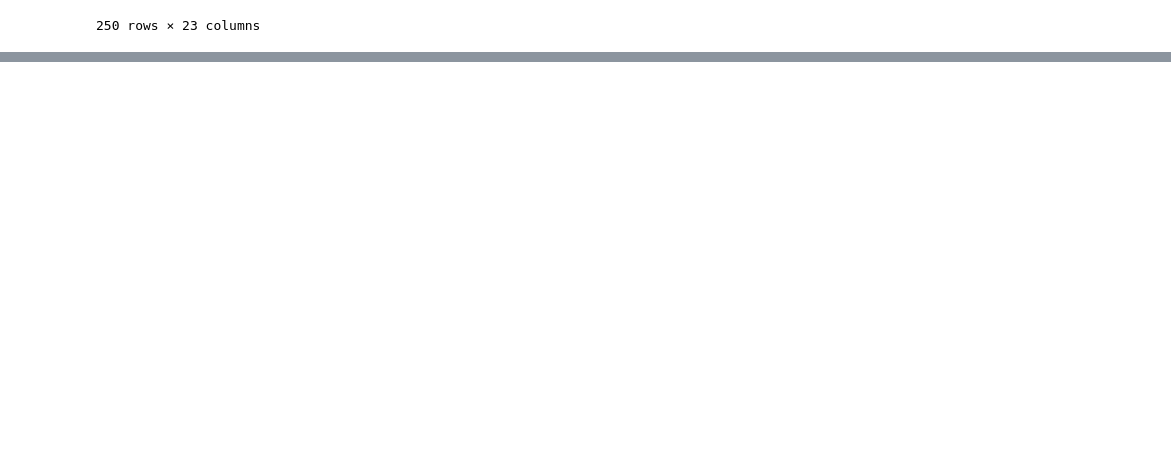
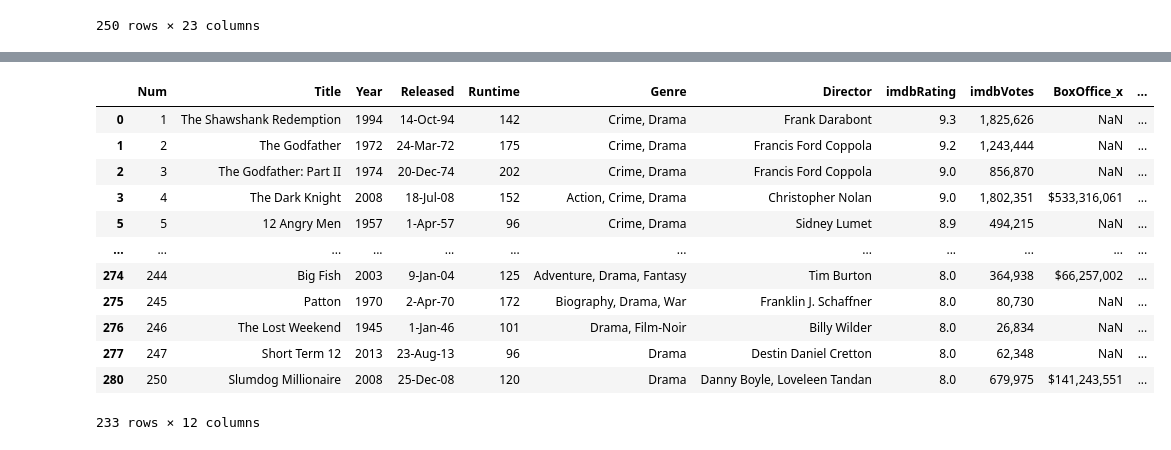
Before and after one commit to shollis0919/Project-1, a Jupyter notebook: Noteboook/Movie Notebook.ipynb, the cells around one changed output, grey strips where cells are left out. Cells and saved outputs as stored; diff of their text form; code cells hidden in the pictures; blank space fills up the shorter version.

```diff
--- a/Noteboook/Movie Notebook.ipynb
+++ b/Noteboook/Movie Notebook.ipynb
@@ -7,5 +8,9 @@ import scipy.stats as st
 # %%
-movie_metadata_path = "C:/Users/sholl/OneDrive/Desktop/GIT/Project-1/Resources/imdb_top250_movies.csv"
+movie_bulk_data = "../Resources/movies_metadata.csv"
+movie_metadata = pd.read_csv(movie_bulk_data, low_memory=False)
+movie_metadata.head()
+
+movie_metadata_path = "../Resources/imdb_top250_movies.csv"
 movie_data_complete = pd.read_csv(movie_metadata_path)
 movie_data_complete
 # %% [output]
@@ -22,3 +27,14 @@ movie_data_complete
 | 248 | 248 | 249 | The Straight Story | 1999 | 3-Nov-99 | 112 min | Biography, Drama | David Lynch | John Roach, Mary Sweeney | Sissy Spacek, Jane Galloway Heitz... | ... |
 | 249 | 249 | 250 | Slumdog Millionaire | 2008 | 25-Dec-08 | 120 min | Drama | Danny Boyle, Loveleen Tandan | Simon Beaufoy (screenplay), Vikas... | Dev Patel, Saurabh Shukla, Anil K... | ... |
 250 rows × 23 columns
+# %%
+movie_data_clean= movie_data_complete.drop(columns=['Unnamed: 0','imdbID','Metascore','Plot','Actors','DVD','Type','Website','Awards','Writer','Country','Language'])
+# movie_data_clean = movie_data_clean.set_index('Num')
+movie_data_clean['Runtime'] = movie_data_clean['Runtime'].str.replace('min', '')
+movie_data_clean['Runtime'] = movie_data_clean['Runtime'].astype(int)
+# # df['Grade'] = df['Grade'].str.replace('%', '')
+# movie_data_clean['BoxOffice']= movie_data_clean['BoxOffice'].str.replace('NaN', '')
+# movie_data_clean['BoxOffice'] = movie_data_clean['BoxOffice'].astype(int)
+movie_data_clean['Runtime'].mean()
+
+movie_data_clean.dtypes
@@ -24,0 +54,11 @@ movie_data_complete
+# %%
+metadata_clean = movie_metadata[["original_title", "revenue"]]
+metadata_clean = metadata_clean.rename(columns={"original_title":"Title", "revenue":"BoxOffice"})
+metadata_merge = pd.merge(movie_data_clean, metadata_clean, on="Title")
+metadata_merge = metadata_merge[metadata_merge["BoxOffice_y"] > 0]
+metadata_merge['BoxOffice_y'] = metadata_merge.loc[:, 'BoxOffice_y'].astype(int)
+metadata_merge = metadata_merge.rename(columns={"BoxOffice_y":"Revenue"})
+metadata_merge = metadata_merge.drop(columns=["BoxOffice_x"])
+metadata_merge.sort_index()
+movie_data_final = metadata_merge.set_index('Num')
+movie_data_final
@@ -24,0 +122,20 @@ movie_data_complete
+# %%
+# metadata_merge['BoxOffice_y'] = metadata_merge.loc[:, 'BoxOffice_y'].astype(int)
+metadata_merge = metadata_merge.rename(columns={"BoxOffice_y":"Revenue"})
+# metadata_merge
+# %%
+metadata_merge.sort_index()
+# %% [output]
+|  | Num | Title | Year | Released | Runtime | Genre | Director | imdbRating | imdbVotes | BoxOffice_x | ... |
+| 0 | 1 | The Shawshank Redemption | 1994 | 14-Oct-94 | 142 | Crime, Drama | Frank Darabont | 9.3 | 1,825,626 | NaN | ... |
+| 1 | 2 | The Godfather | 1972 | 24-Mar-72 | 175 | Crime, Drama | Francis Ford Coppola | 9.2 | 1,243,444 | NaN | ... |
+| 2 | 3 | The Godfather: Part II | 1974 | 20-Dec-74 | 202 | Crime, Drama | Francis Ford Coppola | 9.0 | 856,870 | NaN | ... |
+| 3 | 4 | The Dark Knight | 2008 | 18-Jul-08 | 152 | Action, Crime, Drama | Christopher Nolan | 9.0 | 1,802,351 | $533,316,061 | ... |
+| 5 | 5 | 12 Angry Men | 1957 | 1-Apr-57 | 96 | Crime, Drama | Sidney Lumet | 8.9 | 494,215 | NaN | ... |
+| ... | ... | ... | ... | ... | ... | ... | ... | ... | ... | ... | ... |
+| 274 | 244 | Big Fish | 2003 | 9-Jan-04 | 125 | Adventure, Drama, Fantasy | Tim Burton | 8.0 | 364,938 | $66,257,002 | ... |
+| 275 | 245 | Patton | 1970 | 2-Apr-70 | 172 | Biography, Drama, War | Franklin J. Schaffner | 8.0 | 80,730 | NaN | ... |
+| 276 | 246 | The Lost Weekend | 1945 | 1-Jan-46 | 101 | Drama, Film-Noir | Billy Wilder | 8.0 | 26,834 | NaN | ... |
+| 277 | 247 | Short Term 12 | 2013 | 23-Aug-13 | 96 | Drama | Destin Daniel Cretton | 8.0 | 62,348 | NaN | ... |
+| 280 | 250 | Slumdog Millionaire | 2008 | 25-Dec-08 | 120 | Drama | Danny Boyle, Loveleen Tandan | 8.0 | 679,975 | $141,243,551 | ... |
+233 rows × 12 columns
```
Also changed, not shown: parts of 5 cells of this notebook, 1 other file.
